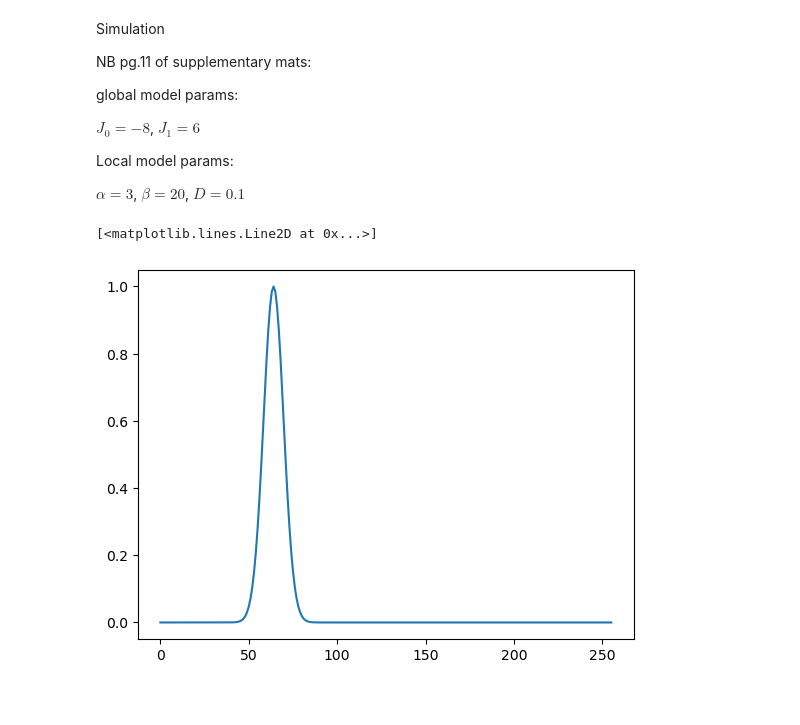
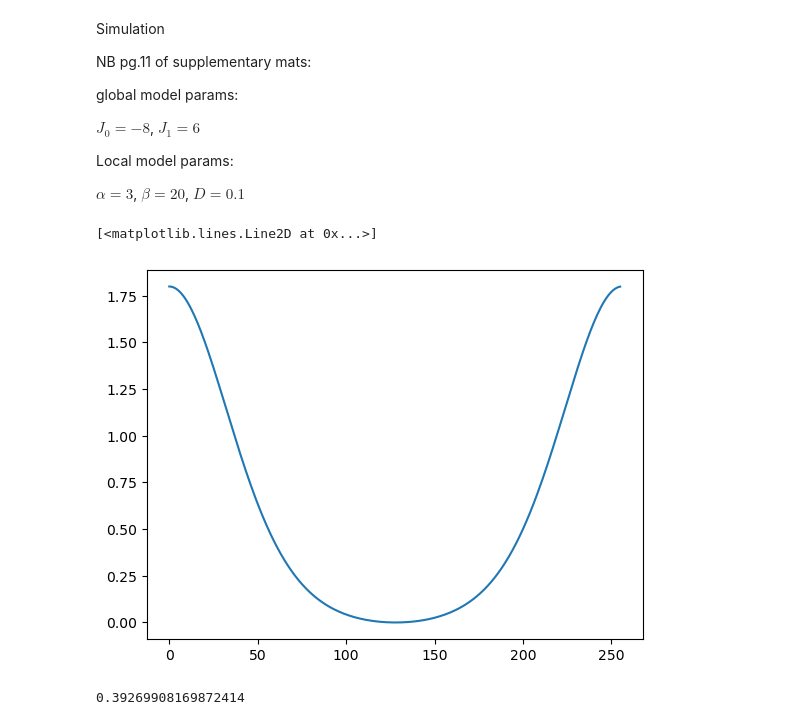
Before and after one commit to CEBangu/RingAttractor, a Jupyter notebook: python_ring/ideation.ipynb, the cells around one changed output. Drawn from its saved outputs; the diff is of its cells as text; code cells hidden in the pictures.

```diff
--- a/python_ring/ideation.ipynb
+++ b/python_ring/ideation.ipynb
@@ -203,10 +207,10 @@ plt.plot(vm)
 # %%
 #additional bump array for a 60 degree shift
 amplitudes = np.arange(1, 2, 0.1)
-mu_60 = mu_init + np.pi/3
-mu_90 = mu_init + np.pi/2
-mu_120 = mu_init + 2*np.pi/3
-mu_150 = mu_init + 5*np.pi/6
+mu_60 = np.pi/3
+mu_90 = np.pi/2
+mu_120 = 2*np.pi/3
+mu_150 = 5*np.pi/6
 
 mus = [mu_60, mu_90, mu_120, mu_150]
 
@@ -344,9 +380,13 @@ Local model params:
 
 $\alpha = 3$, $\beta = 20$, $D = 0.1$
 # %%
-x = LocalModel(256, amplitude=1.0, kappa=kappas[0], mu_init=np.pi/2)
+x = LocalModel(256, amplitude=1.8, kappa=np.sqrt(2), mu_init=0) #per the paper, the initial bump should be 90 degrees wide, i.e., kappa = sqrt(2)
 plt.plot(x.activity)
 # %% [output]
 [<matplotlib.lines.Line2D at 0x...>]
-[figure, old version]
+[figure, new version]
+# %%
+kappa_pi[0]
+# %% [output]
+0.39269908169872414
 # %%
```
Also changed, not shown: parts of 8 cells of this notebook.
